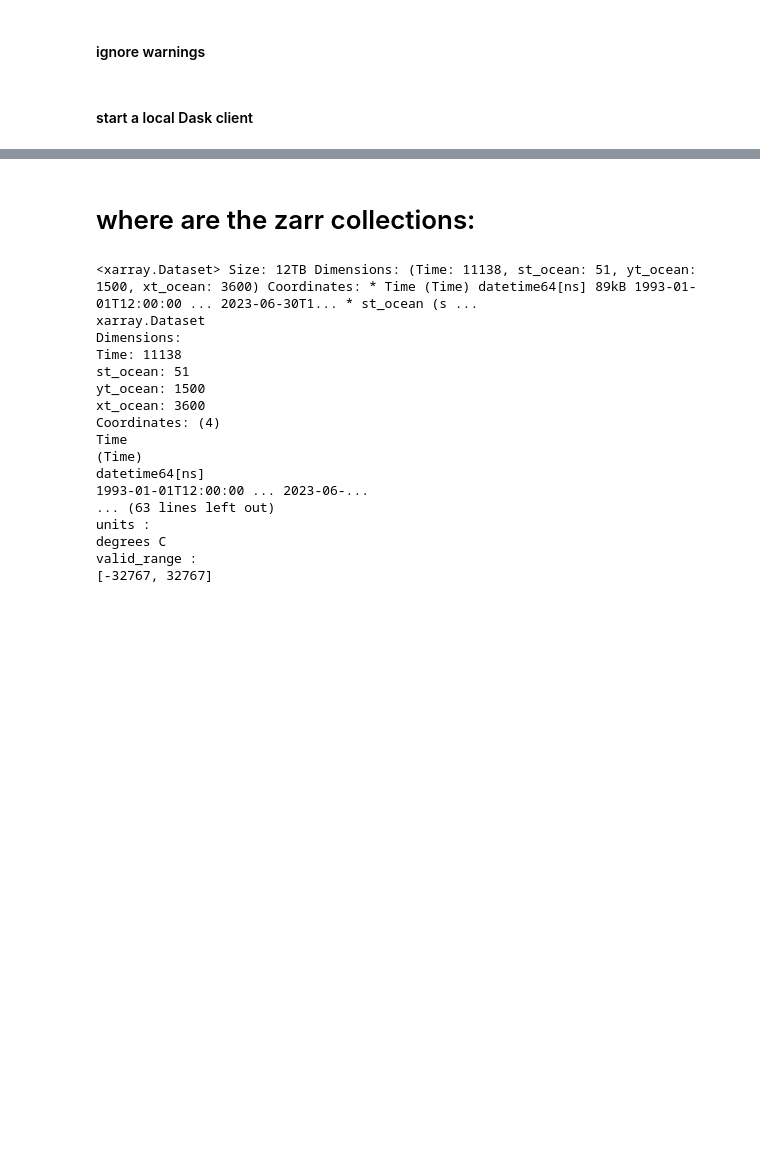
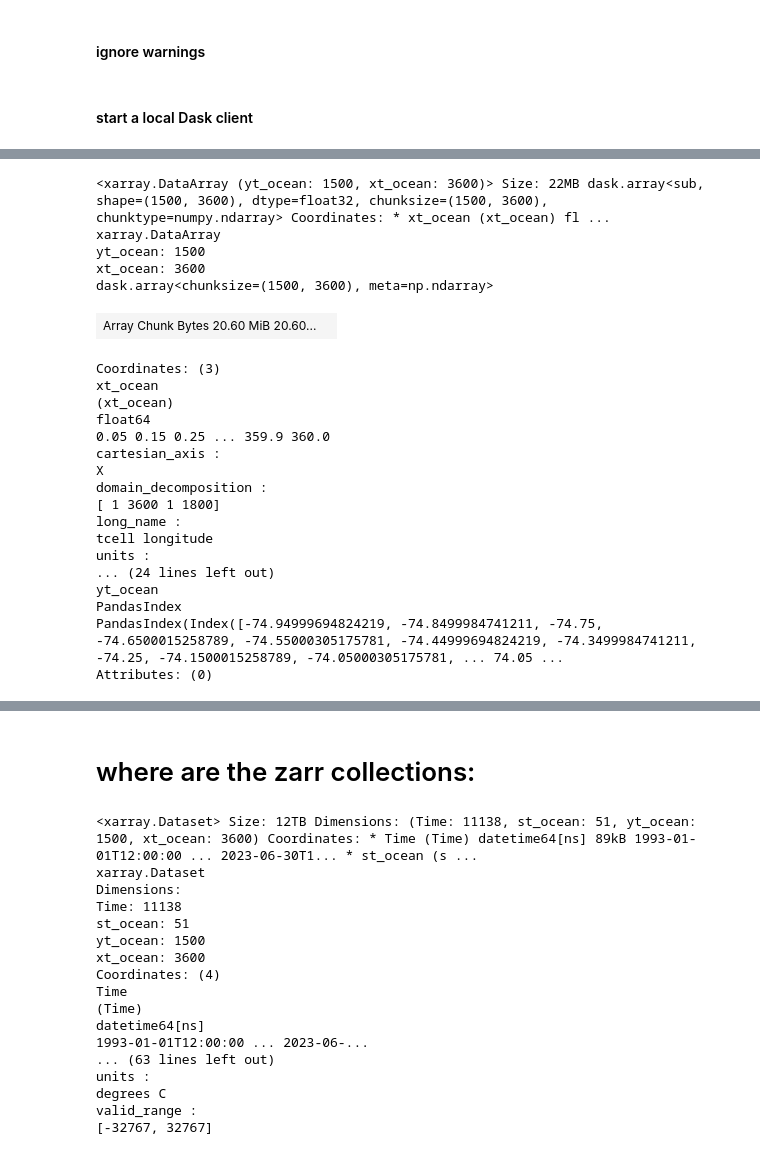
Before and after one commit to Thomas-Moore-Creative/BRAN-climatology-generator-demo, a Jupyter notebook: notebooks/BRAN2020_clim_demo_sandbox.ipynb, the cells around one changed output, grey strips where cells are left out. Drawn from its saved outputs; the diff is of its cells as text; code cells hidden in the pictures; blank space fills up the shorter version.

```diff
--- a/notebooks/BRAN2020_clim_demo_sandbox.ipynb
+++ b/notebooks/BRAN2020_clim_demo_sandbox.ipynb
@@ -43,0 +216,27 @@ with dask.config.set({"distributed.scheduler.worker-saturation": 1.0,
+# %%
+diff = data.max_la_nina_mld - data.max_mld
+diff
+# %% [output]
+<xarray.DataArray (yt_ocean: 1500, xt_ocean: 3600)> Size: 22MB dask.array<sub, shape=(1500, 3600), dtype=float32, chunksize=(1500, 3600), chunktype=numpy.ndarray> Coordinates: * xt_ocean (xt_ocean) fl ...
+xarray.DataArray
+yt_ocean: 1500
+xt_ocean: 3600
+dask.array<chunksize=(1500, 3600), meta=np.ndarray>
+| Array Chunk Bytes 20.60 MiB 20.60... |  |
+Coordinates: (3)
+xt_ocean
+(xt_ocean)
+float64
+0.05 0.15 0.25 ... 359.9 360.0
+cartesian_axis :
+X
+domain_decomposition :
+[ 1 3600 1 1800]
+long_name :
+tcell longitude
+units :
+... (24 lines left out)
+yt_ocean
+PandasIndex
+PandasIndex(Index([-74.94999694824219, -74.8499984741211, -74.75, -74.6500015258789, -74.55000305175781, -74.44999694824219, -74.3499984741211, -74.25, -74.1500015258789, -74.05000305175781, ... 74.05 ...
+Attributes: (0)
```
Also changed, not shown: parts of 11 cells of this notebook.
